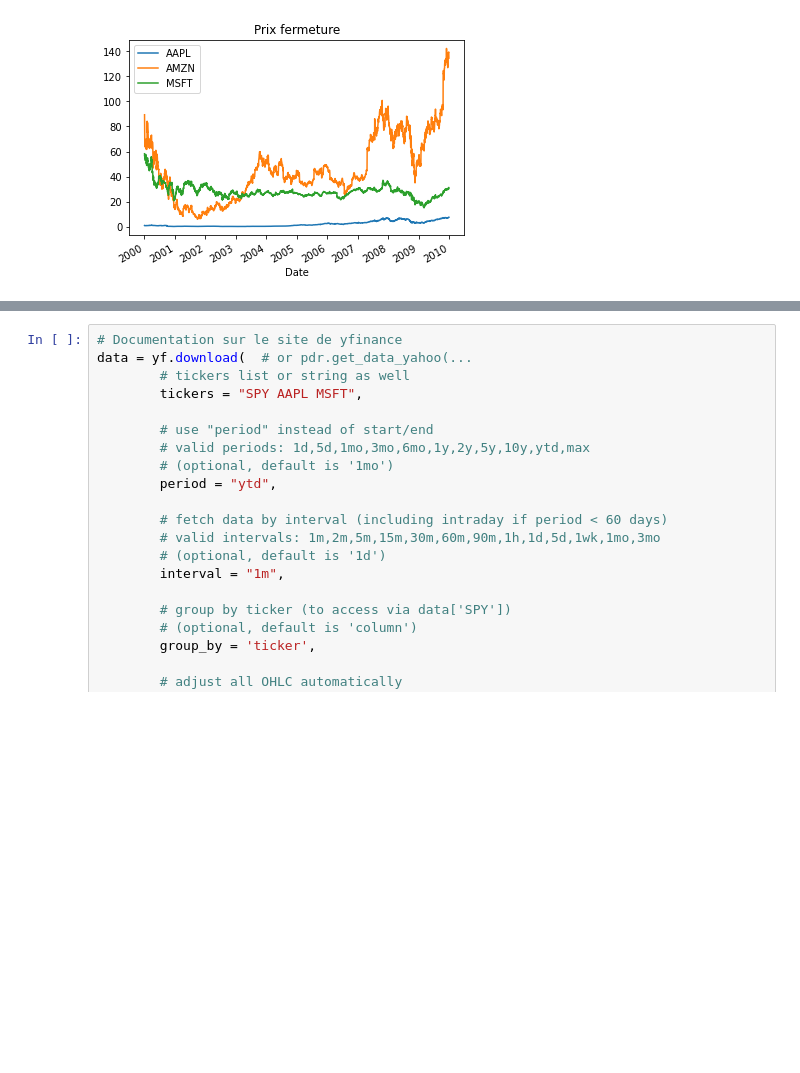
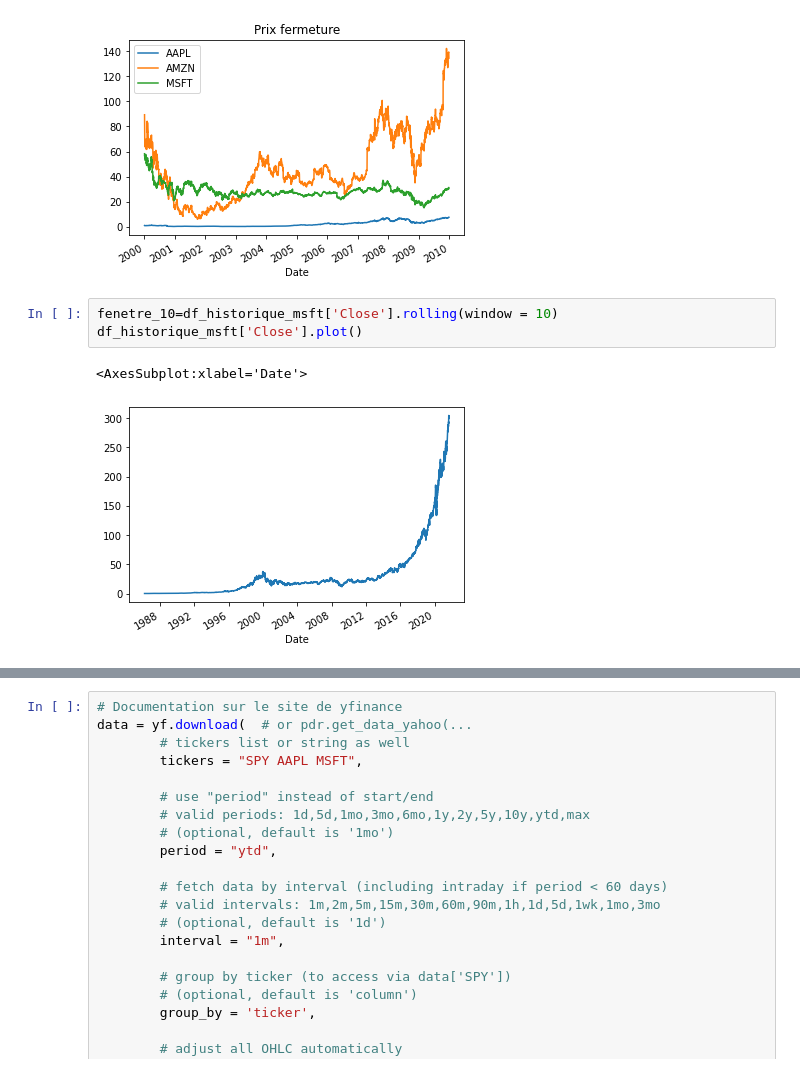
Before and after one commit to RobertGodin/CodePython, a Jupyter notebook: Notebooks/ExemplesYfinance.ipynb, the cells around one changed output, grey strips where cells are left out. Saved outputs shown, nothing was run; the diff lists cells and outputs as text; blank space fills up the shorter version.

```diff
--- a/Notebooks/ExemplesYfinance.ipynb
+++ b/Notebooks/ExemplesYfinance.ipynb
@@ -281,3 +317,9 @@ plt.title("Prix fermeture")
 plt.show()
 # %% [output]
 [figure]
+# %%
+fenetre_10=df_historique_msft['Close'].rolling(window = 10)
+df_historique_msft['Close'].plot()
+# %% [output]
+<AxesSubplot:xlabel='Date'>
+[figure, added]
```
Also changed, not shown: parts of 27 cells of this notebook, 5 other files.
